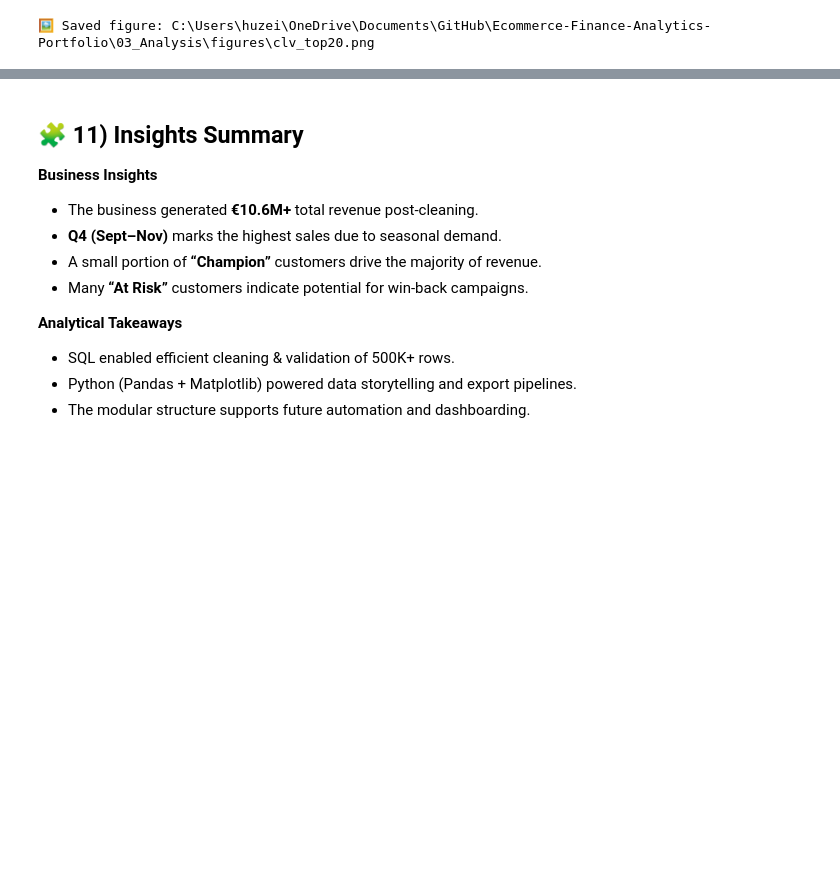
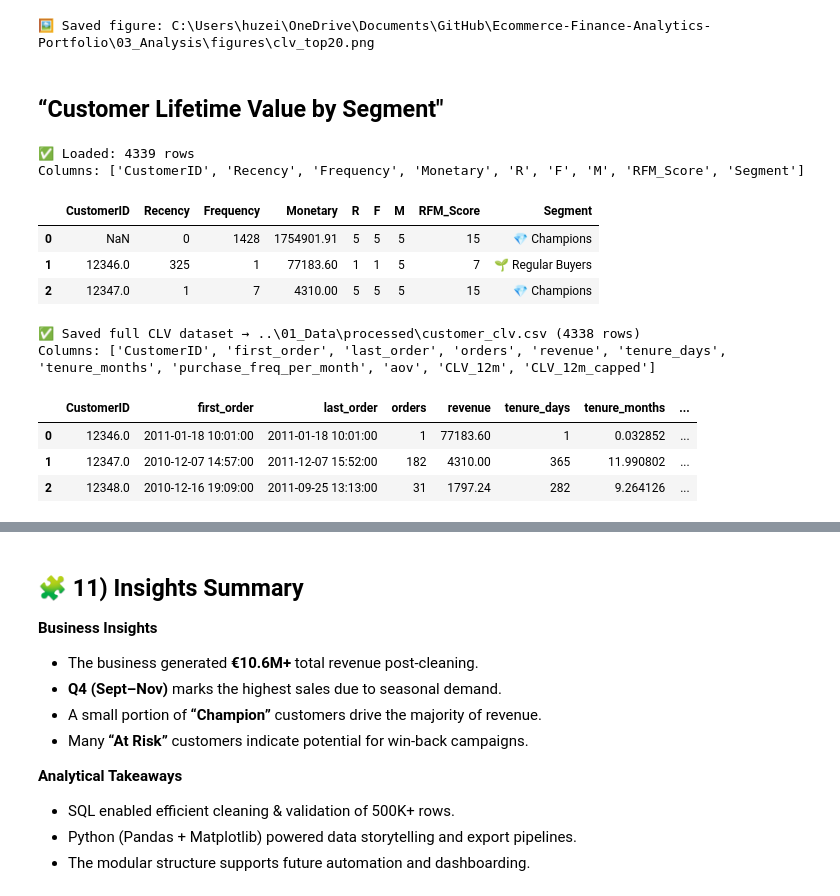
Before and after one commit to HuzeifKhan/Ecommerce-Finance-Analytics-Portfolio, a Jupyter notebook: 03_Analysis/ecommerce_analysis.ipynb, the cells around one changed output, grey strips where cells are left out. Drawn from its saved outputs; the diff is of its cells as text; code cells hidden in the pictures; blank space fills up the shorter version.

```diff
--- a/03_Analysis/ecommerce_analysis.ipynb
+++ b/03_Analysis/ecommerce_analysis.ipynb
@@ -1173,3 +1173,44 @@ print("🖼️ Saved figure:", CLV_PNG)
 # %% [output]
 [figure]
 🖼️ Saved figure: C:\Users\huzei\OneDrive\Documents\GitHub\Ecommerce-Finance-Analytics-Portfolio\03_Analysis\figures\clv_top20.png
+# %% [markdown]
+## “Customer Lifetime Value by Segment"
+# %%
+# --- 03_Analysis/ecommerce_analysis.ipynb ---
+import pandas as pd
+from pathlib import Path
+
+rfm_path = Path("../01_Data/processed/customer_rfm_segments.csv")
+if not rfm_path.exists():
+    raise FileNotFoundError("⚠️ RFM file missing. Re-run your RFM segmentation notebook first.")
+
+rfm = pd.read_csv(rfm_path)
+print("✅ Loaded:", len(rfm), "rows")
+print("Columns:", rfm.columns.tolist()[:10])
+rfm.head(3)
+# %% [output]
+✅ Loaded: 4339 rows
+Columns: ['CustomerID', 'Recency', 'Frequency', 'Monetary', 'R', 'F', 'M', 'RFM_Score', 'Segment']
+|  | CustomerID | Recency | Frequency | Monetary | R | F | M | RFM_Score | Segment |
+| 0 | NaN | 0 | 1428 | 1754901.91 | 5 | 5 | 5 | 15 | 💎 Champions |
+| 1 | 12346.0 | 325 | 1 | 77183.60 | 1 | 1 | 5 | 7 | 🌱 Regular Buyers |
+| 2 | 12347.0 | 1 | 7 | 4310.00 | 5 | 5 | 5 | 15 | 💎 Champions |
+# %%
+from pathlib import Path
+
+# ✅ Export full CLV dataset for next phase
+out_path = Path("../01_Data/processed/customer_clv.csv")
+cust.to_csv(out_path, index=False)
+print(f"✅ Saved full CLV dataset → {out_path} ({len(cust)} rows)")
+print("Columns:", list(cust.columns))
+# %% [output]
+✅ Saved full CLV dataset → ..\01_Data\processed\customer_clv.csv (4338 rows)
+Columns: ['CustomerID', 'first_order', 'last_order', 'orders', 'revenue', 'tenure_days', 'tenure_months', 'purchase_freq_per_month', 'aov', 'CLV_12m', 'CLV_12m_capped']
+# %%
+import pandas as pd
+pd.read_csv("../01_Data/processed/customer_clv.csv").head(3)
+# %% [output]
+|  | CustomerID | first_order | last_order | orders | revenue | tenure_days | tenure_months | ... |
+| 0 | 12346.0 | 2011-01-18 10:01:00 | 2011-01-18 10:01:00 | 1 | 77183.60 | 1 | 0.032852 | ... |
+| 1 | 12347.0 | 2010-12-07 14:57:00 | 2011-12-07 15:52:00 | 182 | 4310.00 | 365 | 11.990802 | ... |
+| 2 | 12348.0 | 2010-12-16 19:09:00 | 2011-09-25 13:13:00 | 31 | 1797.24 | 282 | 9.264126 | ... |
```
Also changed, not shown: parts of 9 cells of this notebook, 4 other files.
